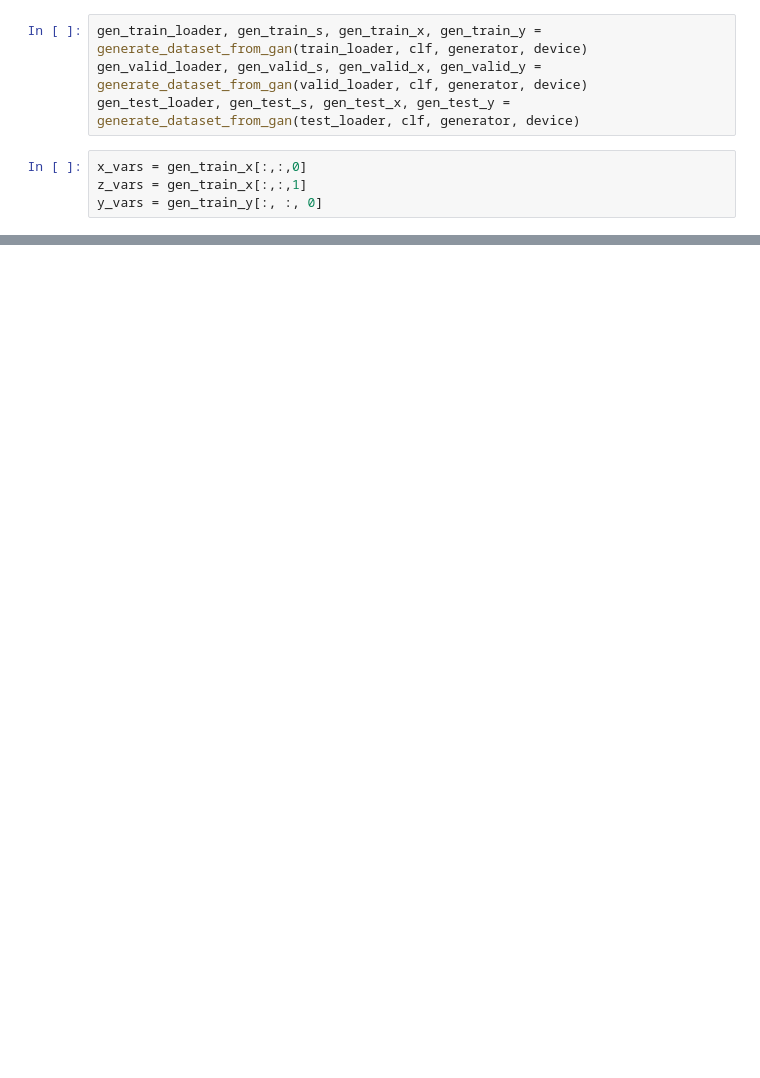
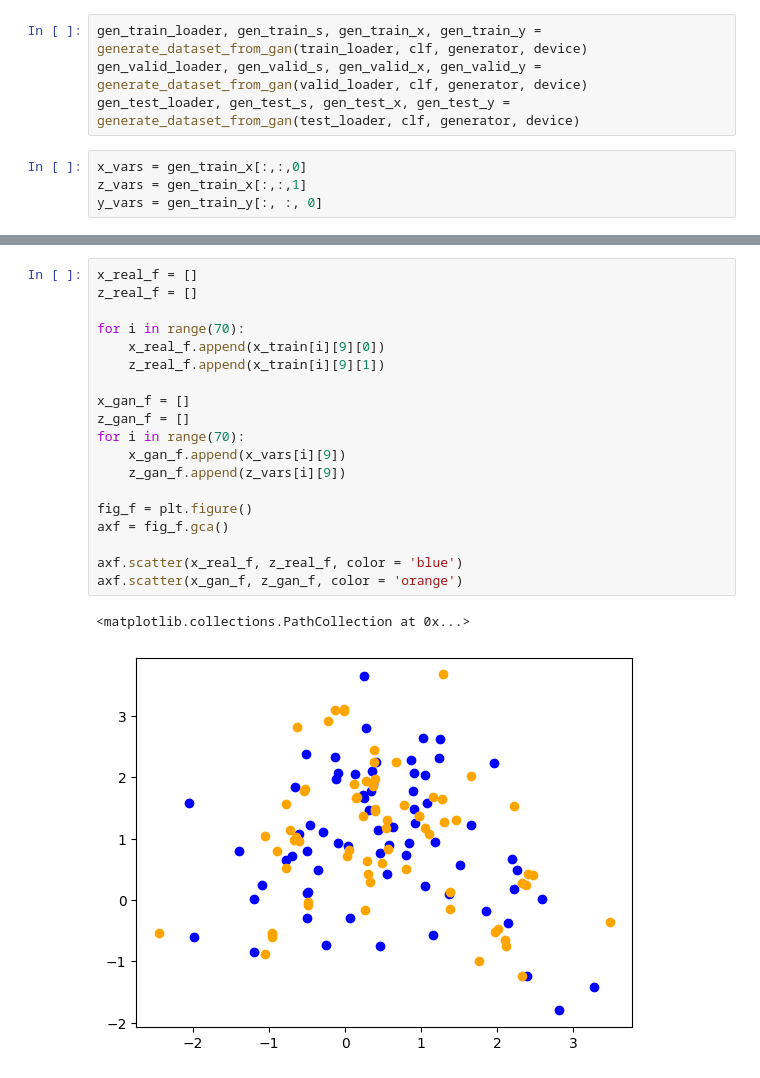
Before and after one commit to francisco-gumucio/SCARF, a Jupyter notebook: SimLoan/src/toy_data_gen.ipynb, the cells around one changed output, grey strips where cells are left out. Saved outputs shown, nothing was run; the diff lists cells and outputs as text; blank space fills up the shorter version.

```diff
--- a/SimLoan/src/toy_data_gen.ipynb
+++ b/SimLoan/src/toy_data_gen.ipynb
@@ -674,0 +711,22 @@ axm.scatter(x10, z10, marker = 'o', color = 'red', label='s=1, y=0')
+# %%
+x_real_f = []
+z_real_f = []
+
+for i in range(70):
+    x_real_f.append(x_train[i][9][0])
+    z_real_f.append(x_train[i][9][1])
+
+x_gan_f = []
+z_gan_f = []
+for i in range(70):
+    x_gan_f.append(x_vars[i][9])
+    z_gan_f.append(z_vars[i][9])
+
+fig_f = plt.figure()
+axf = fig_f.gca()
+
+axf.scatter(x_real_f, z_real_f, color = 'blue')
+axf.scatter(x_gan_f, z_gan_f, color = 'orange')
+# %% [output]
+<matplotlib.collections.PathCollection at 0x...>
+[figure, added]
```
Also changed, not shown: parts of 8 cells of this notebook.
